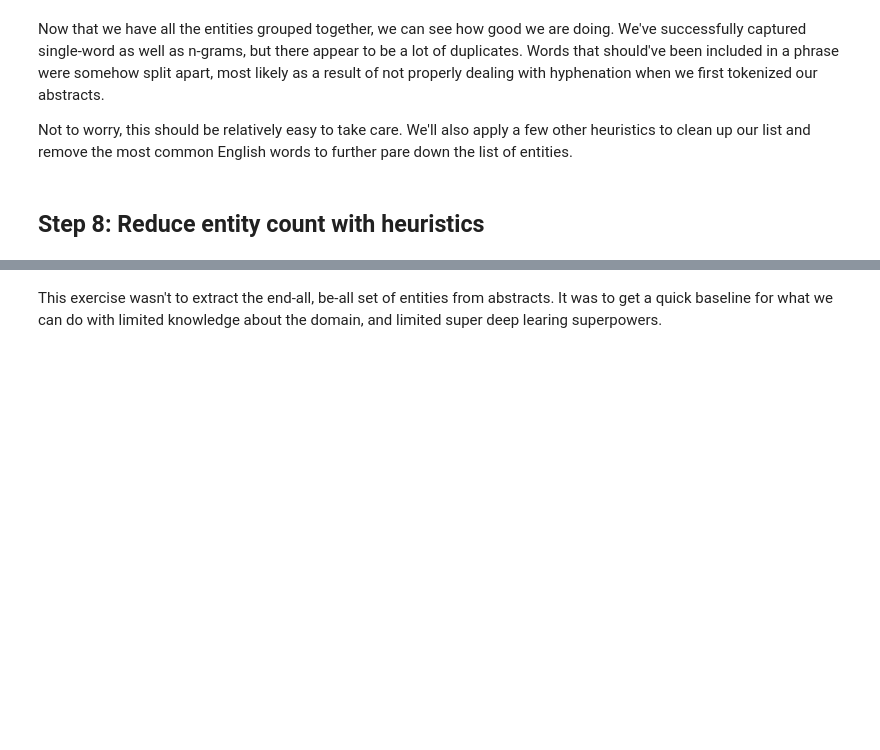
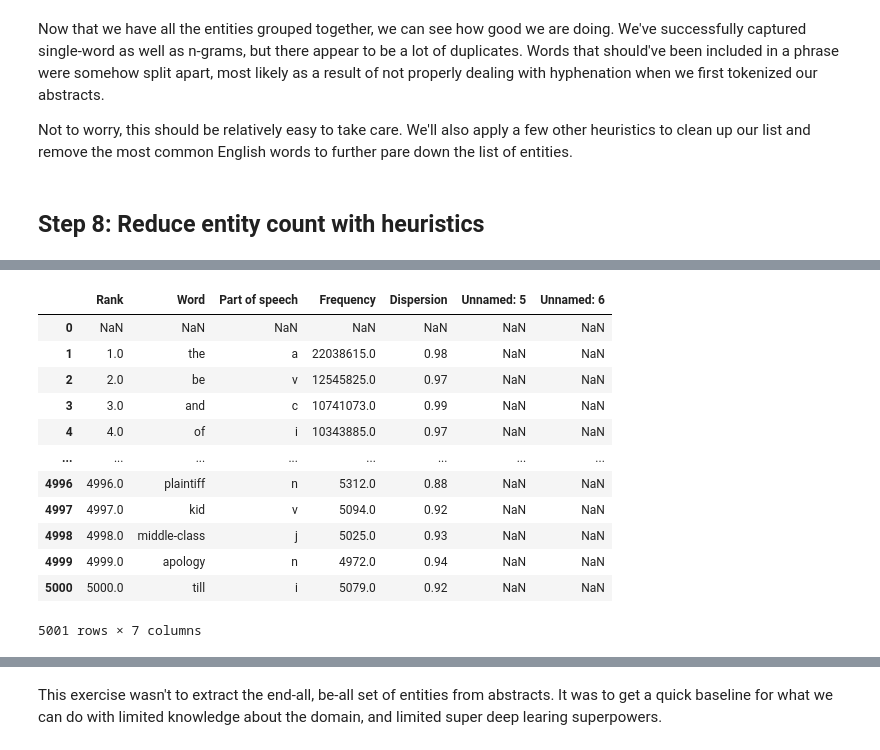
Before and after one commit to SocialSharma/named_entity_recognition, a Jupyter notebook: entity_extraction.ipynb, the cells around one changed output, grey strips where cells are left out. Drawn from its saved outputs; the diff is of its cells as text; code cells hidden in the pictures; blank space fills up the shorter version.

```diff
--- a/entity_extraction_v1.ipynb
+++ b/entity_extraction.ipynb
@@ -684,0 +689,18 @@ def add_clean_ents(df, funcs=[]):
+# %%
+filename = 'freq_words.csv'
+freq_words_df = pd.read_csv(f'{PATH}{filename}')
+display(freq_words_df)
+# %% [output]
+|  | Rank | Word | Part of speech | Frequency | Dispersion | Unnamed: 5 | Unnamed: 6 |
+| 0 | NaN | NaN | NaN | NaN | NaN | NaN | NaN |
+| 1 | 1.0 | the | a | 22038615.0 | 0.98 | NaN | NaN |
+| 2 | 2.0 | be | v | 12545825.0 | 0.97 | NaN | NaN |
+| 3 | 3.0 | and | c | 10741073.0 | 0.99 | NaN | NaN |
+| 4 | 4.0 | of | i | 10343885.0 | 0.97 | NaN | NaN |
+| ... | ... | ... | ... | ... | ... | ... | ... |
+| 4996 | 4996.0 | plaintiff | n | 5312.0 | 0.88 | NaN | NaN |
+| 4997 | 4997.0 | kid | v | 5094.0 | 0.92 | NaN | NaN |
+| 4998 | 4998.0 | middle-class | j | 5025.0 | 0.93 | NaN | NaN |
+| 4999 | 4999.0 | apology | n | 4972.0 | 0.94 | NaN | NaN |
+| 5000 | 5000.0 | till | i | 5079.0 | 0.92 | NaN | NaN |
+5001 rows × 7 columns
```
Also changed, not shown: parts of 21 cells of this notebook.
